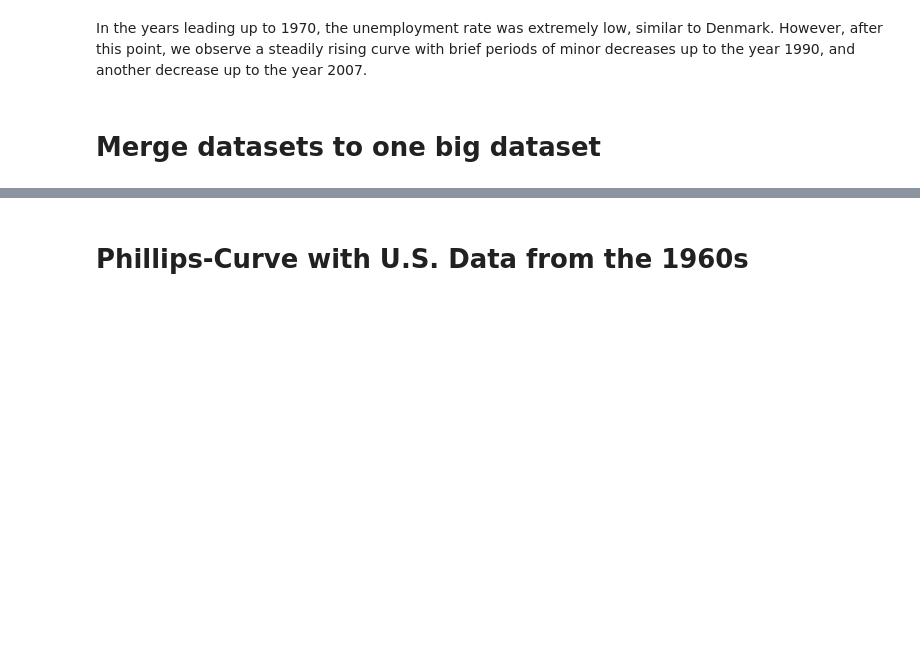
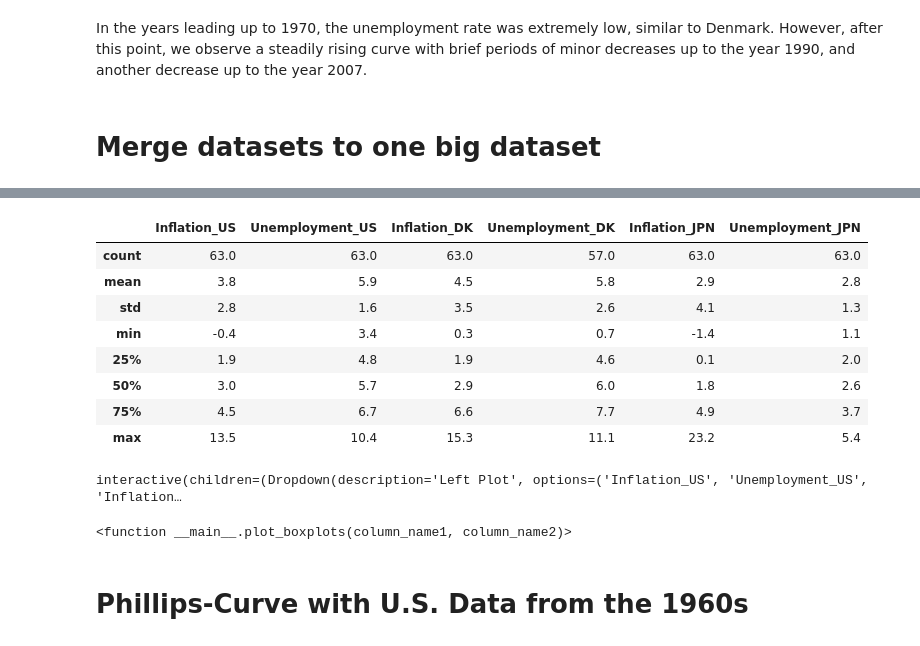
Before and after one commit to sgv491/projects-2024-Bertil-Nikoline-Victor, a Jupyter notebook: dataproject/dataproject.ipynb, the cells around one changed output, grey strips where cells are left out. Saved outputs shown, nothing was run; the diff lists cells and outputs as text; code cells hidden in the pictures; blank space fills up the shorter version.

Commit message:
Descriptive Data
Added interactive boxplots and summary statistics for merged dataframe

```diff
--- a/dataproject/dataproject.ipynb
+++ b/dataproject/dataproject.ipynb
@@ -228,3 +233,71 @@ merged_df.sample(10)
+# %%
+# Excluding year-column for purpose of summary statistics
+columns_to_include = merged_df.iloc[:, 1:7]
+
+# Formatting & displaying summary statistics for each country
+statistics = columns_to_include.describe().style.format('{:.1f}')
+display(statistics)
+# %% [output]
+|  | Inflation_US | Unemployment_US | Inflation_DK | Unemployment_DK | Inflation_JPN | Unemployment_JPN |
+| count | 63.0 | 63.0 | 63.0 | 57.0 | 63.0 | 63.0 |
+| mean | 3.8 | 5.9 | 4.5 | 5.8 | 2.9 | 2.8 |
+| std | 2.8 | 1.6 | 3.5 | 2.6 | 4.1 | 1.3 |
+| min | -0.4 | 3.4 | 0.3 | 0.7 | -1.4 | 1.1 |
+| 25% | 1.9 | 4.8 | 1.9 | 4.6 | 0.1 | 2.0 |
+| 50% | 3.0 | 5.7 | 2.9 | 6.0 | 1.8 | 2.6 |
+| 75% | 4.5 | 6.7 | 6.6 | 7.7 | 4.9 | 3.7 |
+| max | 13.5 | 10.4 | 15.3 | 11.1 | 23.2 | 5.4 |
+# %%
+#Interactive boxplots - descriptive data visualization
+
+def plot_boxplots(column_name1, column_name2):
+    # Creating subplots and setting figsize
+    fig, axes = plt.subplots(1, 2, figsize=(6, 4))
+
+    # Boxplot design commands
+    boxplot_params = dict(
+        boxprops=dict(color='red', linewidth=3),
+        whiskerprops=dict(color='black', linewidth=2),
+        capprops=dict(color='black', linewidth=2),
+        medianprops=dict(color='black', linewidth=2,linestyle='--'),
+        flierprops=dict(marker='o', markersize=4, markerfacecolor='red', markeredgecolor='black')
+    )
+    # First boxplot w. specified design and y-/x-axis
+    axes[0].boxplot(merged_df[column_name1].dropna(),**boxplot_params)
+    axes[0].set_title(f'{column_name1}')
+    axes[0].set_ylabel('%')
+    axes[0].set_ylim(-5,20)
+    axes[0].set_xticklabels([])
+
+    # Second boxplot w. specified design and y-/x-axis
+    axes[1].boxplot(merged_df[column_name2].dropna(), **boxplot_params)
+    axes[1].set_title(f'{column_name2}')
+    axes[1].set_ylabel('%')
+    axes[1].set_ylim(-5,20)
+    axes[1].yaxis.set_ticks_position('right')
+    axes[1].yaxis.set_label_position('right')
+    axes[1].set_xticklabels([])
+
+    plt.show()
+
+# Create dropdown widgets for selecting what data to display and compare
+column_dropdown1 = widgets.Dropdown(
+    options=['Inflation_US', 'Unemployment_US', 'Inflation_DK', 'Unemployment_DK','Inflation_JPN','Unemployment_JPN'],
+    value='Inflation_US',
+    description='Left Plot'
+)
+
+column_dropdown2 = widgets.Dropdown(
+    options=['Inflation_US', 'Unemployment_US', 'Inflation_DK', 'Unemployment_DK','Inflation_JPN','Unemployment_JPN'],
+    value='Inflation_DK',
+    description='Right Plot'
+)
+
+# Create interactive boxplots
+widgets.interact(plot_boxplots, column_name1=column_dropdown1, column_name2=column_dropdown2)
+# %% [output]
+interactive(children=(Dropdown(description='Left Plot', options=('Inflation_US', 'Unemployment_US', 'Inflation…
+<function __main__.plot_boxplots(column_name1, column_name2)>
 # %% [markdown]
 # Phillips-Curve with U.S. Data from the 1960s
 # %%
```
Also changed, not shown: parts of 17 cells of this notebook.
